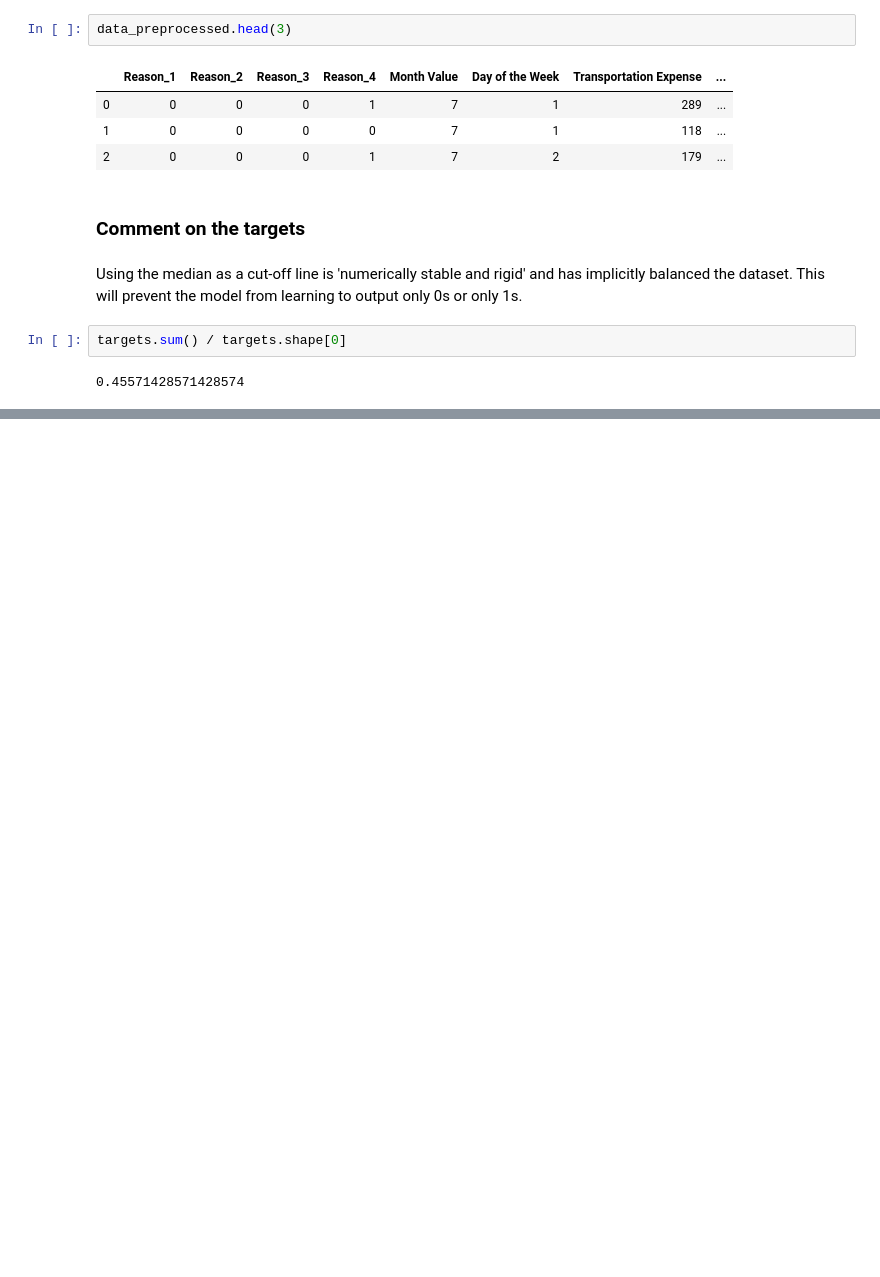
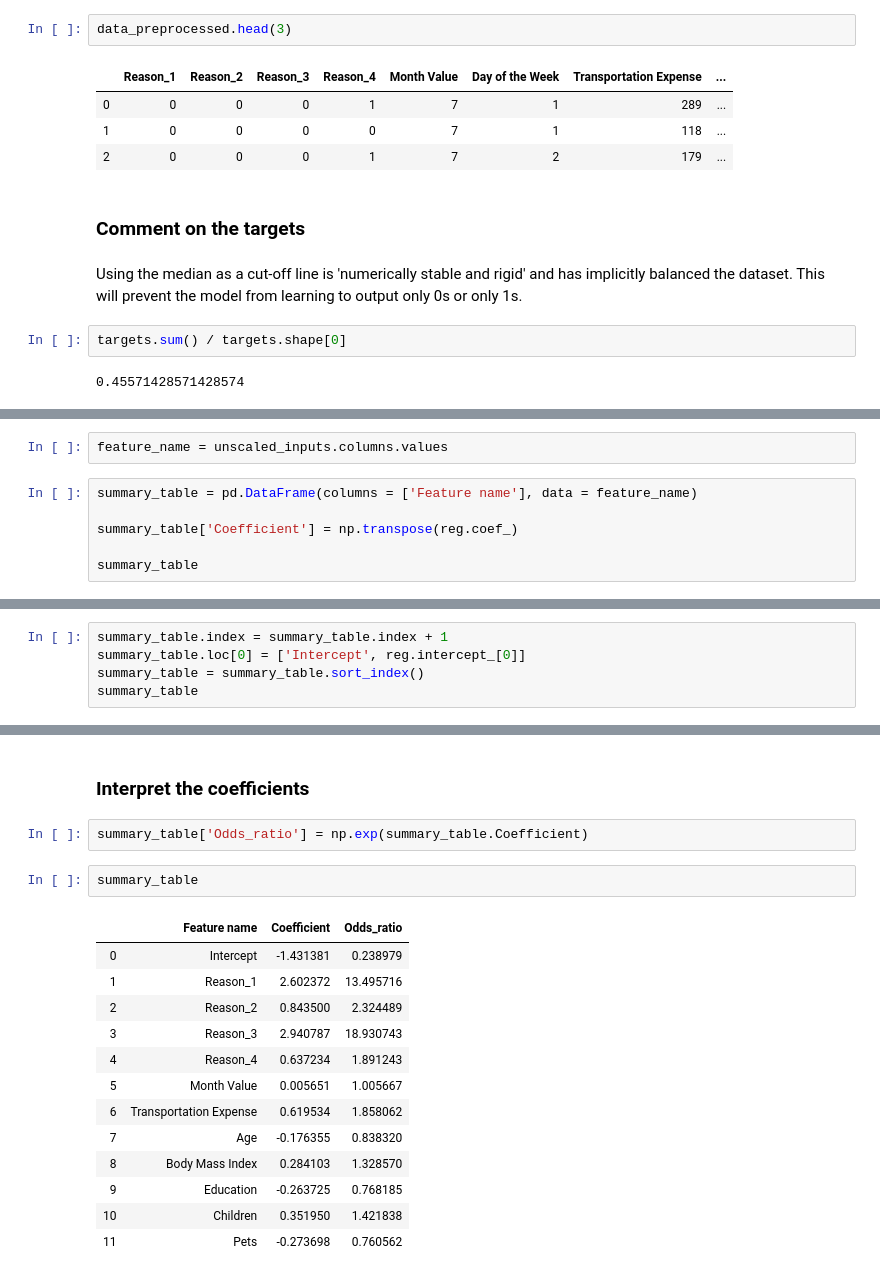
Before and after one commit to lmarston12/Company_Absenteeism_Problem, a Jupyter notebook: Absenteeism_Machine_Learning.ipynb, the cells around one changed output, grey strips where cells are left out. Drawn from its saved outputs; the diff is of its cells as text; blank space fills up the shorter version.

```diff
--- a/Absenteeism_Machine_Learning.ipynb
+++ b/Absenteeism_Machine_Learning.ipynb
@@ -81,0 +348,8 @@ Around 46% of the targets are 1s
+# %%
+feature_name = unscaled_inputs.columns.values
+# %%
+summary_table = pd.DataFrame(columns = ['Feature name'], data = feature_name)
+
+summary_table['Coefficient'] = np.transpose(reg.coef_)
+
+summary_table
@@ -81,0 +369,5 @@ Around 46% of the targets are 1s
+# %%
+summary_table.index = summary_table.index + 1
+summary_table.loc[0] = ['Intercept', reg.intercept_[0]]
+summary_table = summary_table.sort_index()
+summary_table
@@ -81,0 +388,20 @@ Around 46% of the targets are 1s
+# %% [markdown]
+### Interpret the coefficients
+# %%
+summary_table['Odds_ratio'] = np.exp(summary_table.Coefficient)
+# %%
+summary_table
+# %% [output]
+|  | Feature name | Coefficient | Odds_ratio |
+| 0 | Intercept | -1.431381 | 0.238979 |
+| 1 | Reason_1 | 2.602372 | 13.495716 |
+| 2 | Reason_2 | 0.843500 | 2.324489 |
+| 3 | Reason_3 | 2.940787 | 18.930743 |
+| 4 | Reason_4 | 0.637234 | 1.891243 |
+| 5 | Month Value | 0.005651 | 1.005667 |
+| 6 | Transportation Expense | 0.619534 | 1.858062 |
+| 7 | Age | -0.176355 | 0.838320 |
+| 8 | Body Mass Index | 0.284103 | 1.328570 |
+| 9 | Education | -0.263725 | 0.768185 |
+| 10 | Children | 0.351950 | 1.421838 |
+| 11 | Pets | -0.273698 | 0.760562 |
```
Also changed, not shown: parts of 57 cells of this notebook.
